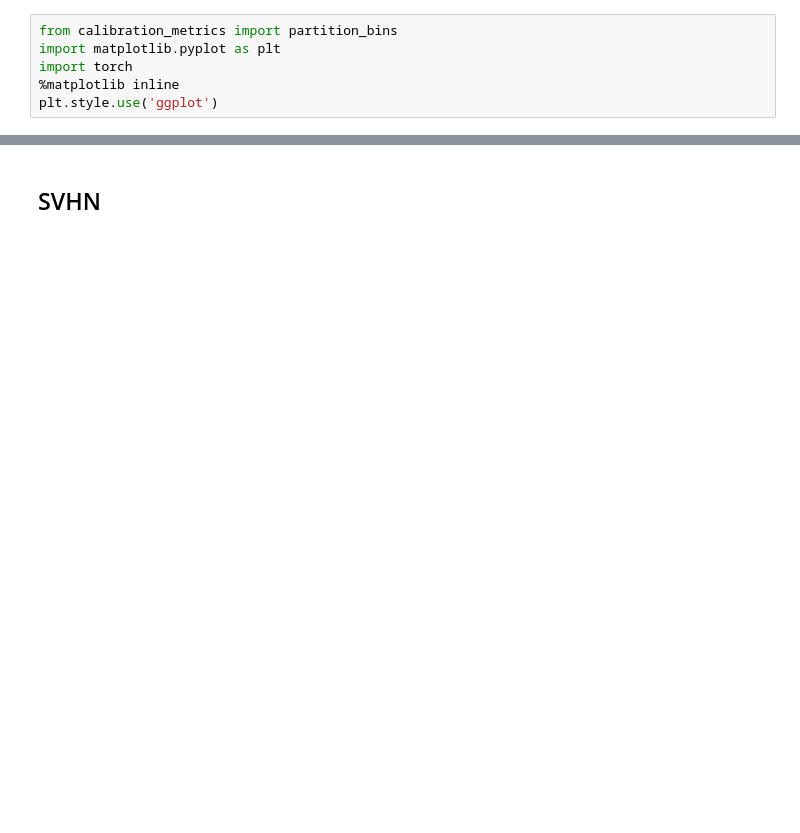
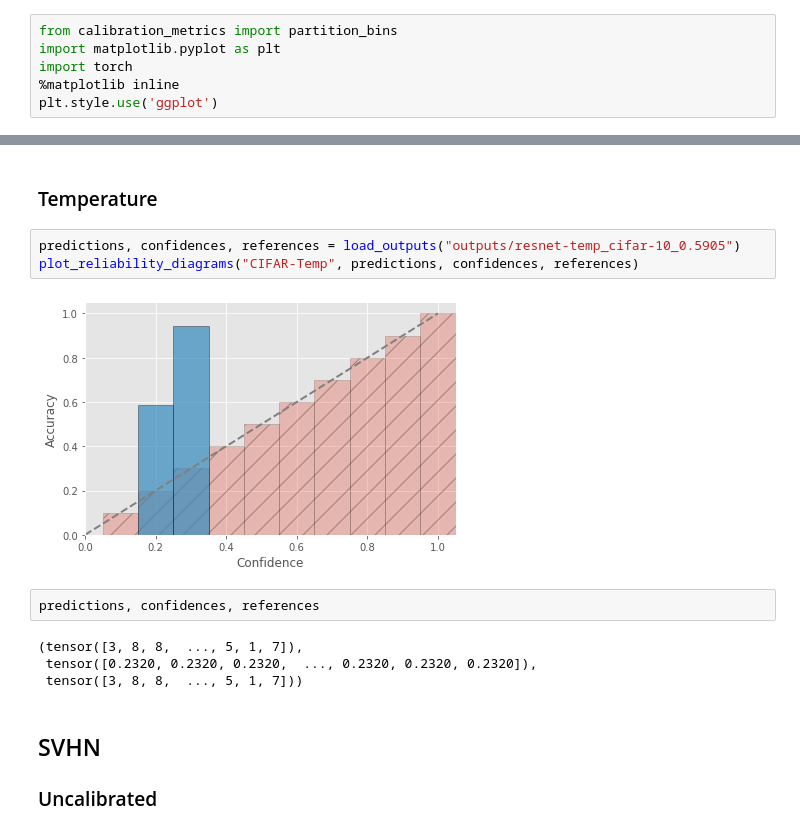
Before and after one commit to NiuJ1ao/Calibrating-Uncertainty-Estimates, a Jupyter notebook: plot.ipynb, the cells around one changed output, grey strips where cells are left out. Saved outputs shown, nothing was run; the diff lists cells and outputs as text; blank space fills up the shorter version.

```diff
--- a/plot.ipynb
+++ b/plot.ipynb
@@ -35,5 +44,19 @@ plot_reliability_diagrams("CIFAR-uncalibrated", predictions, confidences, refere
+# %% [markdown]
+### Temperature
+# %%
+predictions, confidences, references = load_outputs("outputs/resnet-temp_cifar-10_0.5905")
+plot_reliability_diagrams("CIFAR-Temp", predictions, confidences, references)
+# %% [output]
+[figure, added]
+# %%
+predictions, confidences, references
+# %% [output]
+(tensor([3, 8, 8,  ..., 5, 1, 7]),
+ tensor([0.2320, 0.2320, 0.2320,  ..., 0.2320, 0.2320, 0.2320]),
+ tensor([3, 8, 8,  ..., 5, 1, 7]))
 # %% [markdown]
 ## SVHN
+### Uncalibrated
 # %%
 predictions, confidences, references = load_outputs("outputs/resnet_SVHN_0.0129")
 plot_reliability_diagrams("SVHN-uncalibrated", predictions, confidences, references)
```
Also changed, not shown: parts of 7 cells of this notebook, 21 other files.
